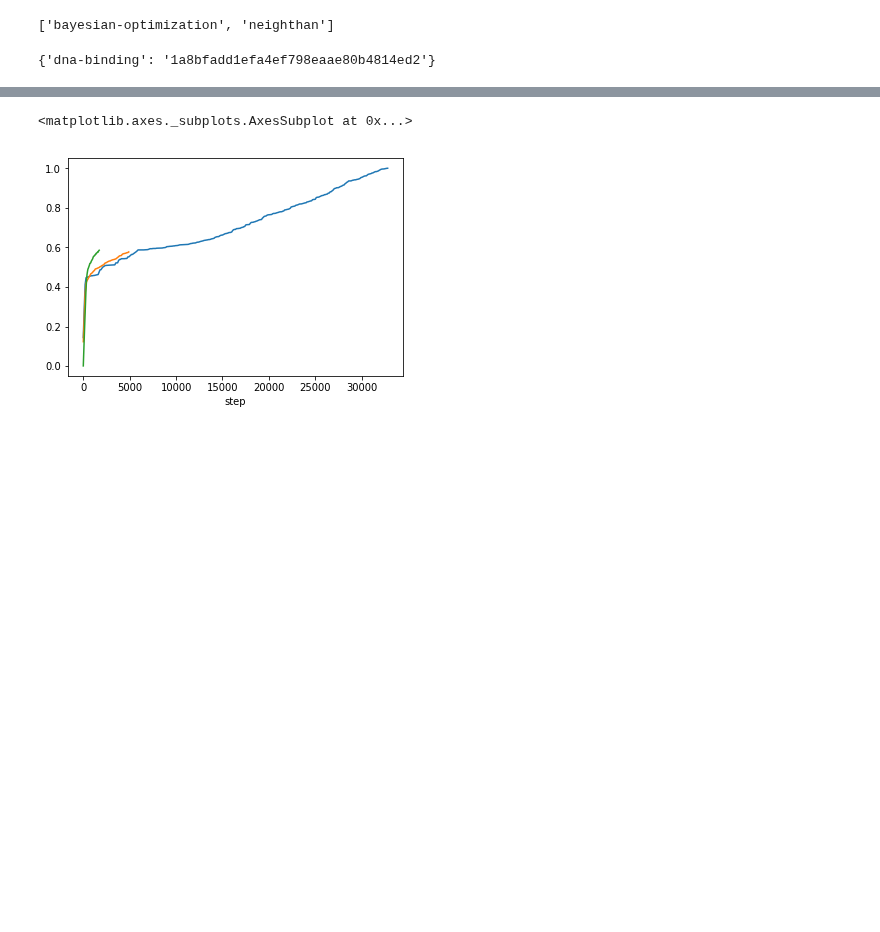
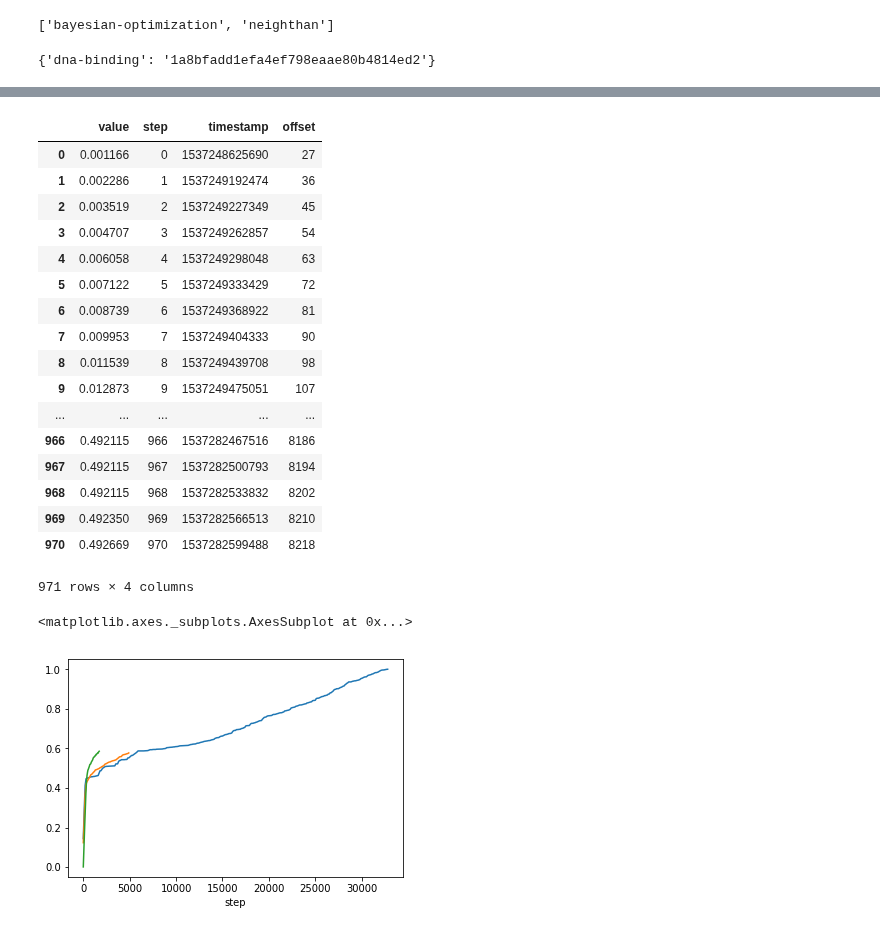
Before and after one commit to tmfs10/bb-opt, a Jupyter notebook: notebooks_nathan/comet_charts.ipynb, the cells around one changed output, grey strips where cells are left out. Cells and saved outputs as stored; diff of their text form; code cells hidden in the pictures; blank space fills up the shorter version.

```diff
--- a/notebooks_nathan/comet_charts.ipynb
+++ b/notebooks_nathan/comet_charts.ipynb
@@ -101,3 +122,24 @@ tensor([[ 6, -2],
+# %%
+plot_data["best_values_ratio"]["mves_hsic_b1"][0]
+# %% [output]
+|  | value | step | timestamp | offset |
+| 0 | 0.001166 | 0 | 1537248625690 | 27 |
+| 1 | 0.002286 | 1 | 1537249192474 | 36 |
+| 2 | 0.003519 | 2 | 1537249227349 | 45 |
+| 3 | 0.004707 | 3 | 1537249262857 | 54 |
+| 4 | 0.006058 | 4 | 1537249298048 | 63 |
+| 5 | 0.007122 | 5 | 1537249333429 | 72 |
+| 6 | 0.008739 | 6 | 1537249368922 | 81 |
+| 7 | 0.009953 | 7 | 1537249404333 | 90 |
+| 8 | 0.011539 | 8 | 1537249439708 | 98 |
+| 9 | 0.012873 | 9 | 1537249475051 | 107 |
+| ... | ... | ... | ... | ... |
+| 966 | 0.492115 | 966 | 1537282467516 | 8186 |
+| 967 | 0.492115 | 967 | 1537282500793 | 8194 |
+| 968 | 0.492115 | 968 | 1537282533832 | 8202 |
+| 969 | 0.492350 | 969 | 1537282566513 | 8210 |
+| 970 | 0.492669 | 970 | 1537282599488 | 8218 |
+971 rows × 4 columns
 # %%
 q = plot_data["best_values_ratio"]["es"][0]
 q.set_index("step").value.plot()
```
Also changed, not shown: parts of 14 cells of this notebook, 7 other files.
